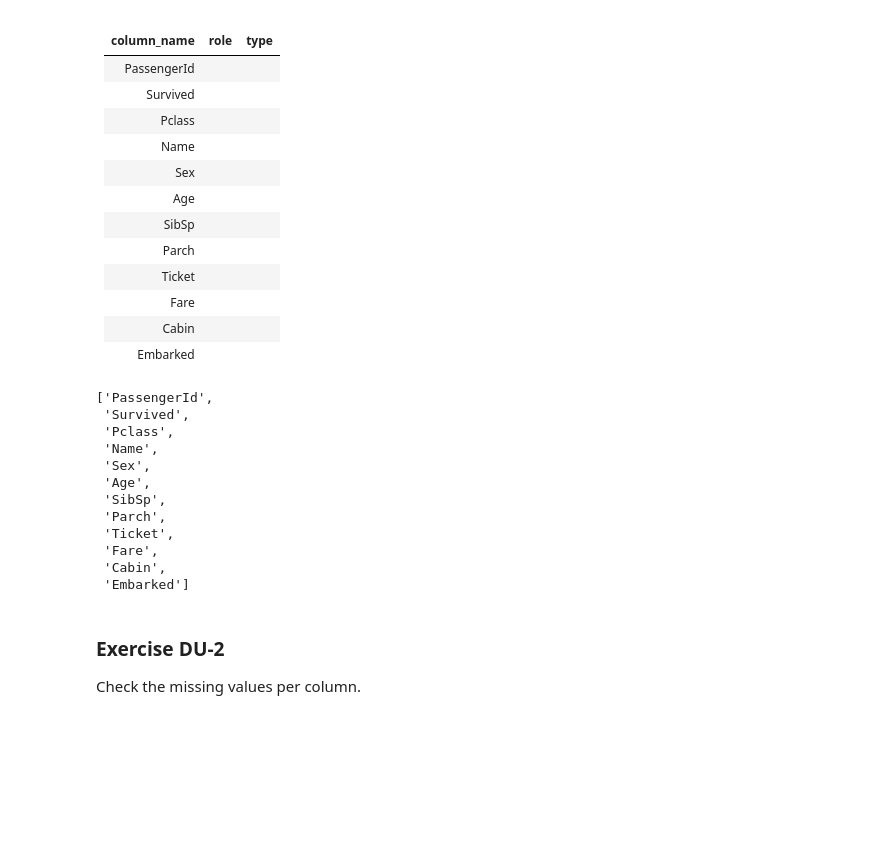
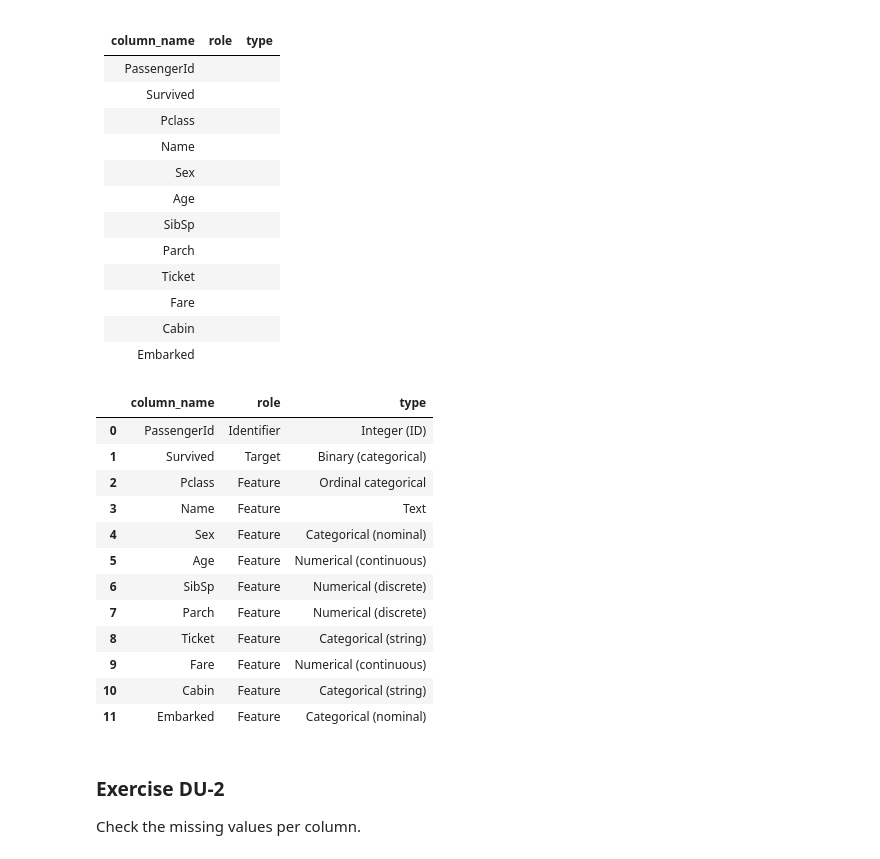
Before and after one commit to JF473/machinelearninglab3, a Jupyter notebook: INF2008_Lab03_Student_Version.ipynb, the cells around one changed output. Saved outputs shown, nothing was run; the diff lists cells and outputs as text; code cells hidden in the pictures; blank space fills up the shorter version.

```diff
--- a/INF2008_Lab03_Student_Version.ipynb
+++ b/INF2008_Lab03_Student_Version.ipynb
@@ -149,21 +157,61 @@ Please fill up the following table:
 | Fare         |  |    |
 | Cabin        |  |    |
 | Embarked     |  |    |
-# %%
-list(df.columns)
-# %% [output]
-['PassengerId',
- 'Survived',
- 'Pclass',
- 'Name',
- 'Sex',
- 'Age',
- 'SibSp',
- 'Parch',
- 'Ticket',
- 'Fare',
- 'Cabin',
- 'Embarked']
+# %%
+list(df.columns)
+
+import pandas as pd
+
+du_table = pd.DataFrame({
+    "column_name": [
+        "PassengerId", "Survived", "Pclass", "Name", "Sex", "Age",
+        "SibSp", "Parch", "Ticket", "Fare", "Cabin", "Embarked"
+    ],
+    "role": [
+        "Identifier",
+        "Target",
+        "Feature",
+        "Feature",
+        "Feature",
+        "Feature",
+        "Feature",
+        "Feature",
+        "Feature",
+        "Feature",
+        "Feature",
+        "Feature"
+    ],
+    "type": [
+        "Integer (ID)",
+        "Binary (categorical)",
+        "Ordinal categorical",
+        "Text",
+        "Categorical (nominal)",
+        "Numerical (continuous)",
+        "Numerical (discrete)",
+        "Numerical (discrete)",
+        "Categorical (string)",
+        "Numerical (continuous)",
+        "Categorical (string)",
+        "Categorical (nominal)"
+    ]
+})
+
+du_table
+# %% [output]
+|  | column_name | role | type |
+| 0 | PassengerId | Identifier | Integer (ID) |
+| 1 | Survived | Target | Binary (categorical) |
+| 2 | Pclass | Feature | Ordinal categorical |
+| 3 | Name | Feature | Text |
+| 4 | Sex | Feature | Categorical (nominal) |
+| 5 | Age | Feature | Numerical (continuous) |
+| 6 | SibSp | Feature | Numerical (discrete) |
+| 7 | Parch | Feature | Numerical (discrete) |
+| 8 | Ticket | Feature | Categorical (string) |
+| 9 | Fare | Feature | Numerical (continuous) |
+| 10 | Cabin | Feature | Categorical (string) |
+| 11 | Embarked | Feature | Categorical (nominal) |
 # %% [markdown]
 ### Exercise DU-2
 
```
Also changed, not shown: parts of 22 cells of this notebook.
